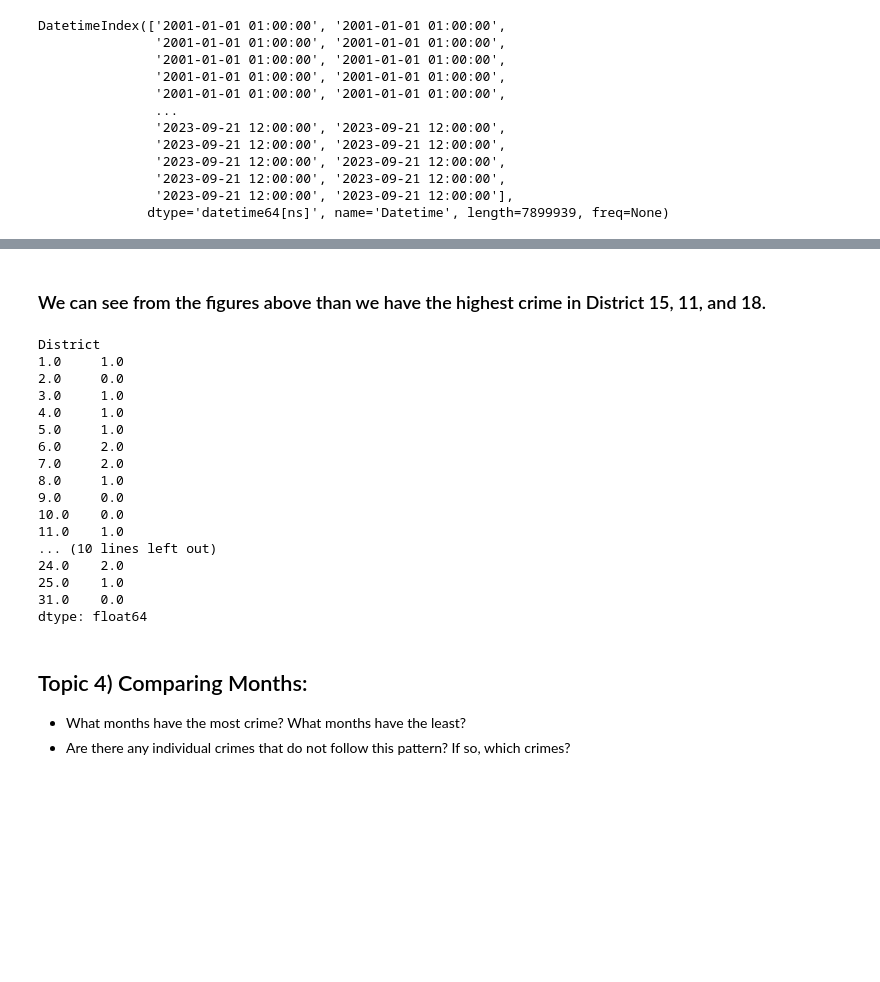
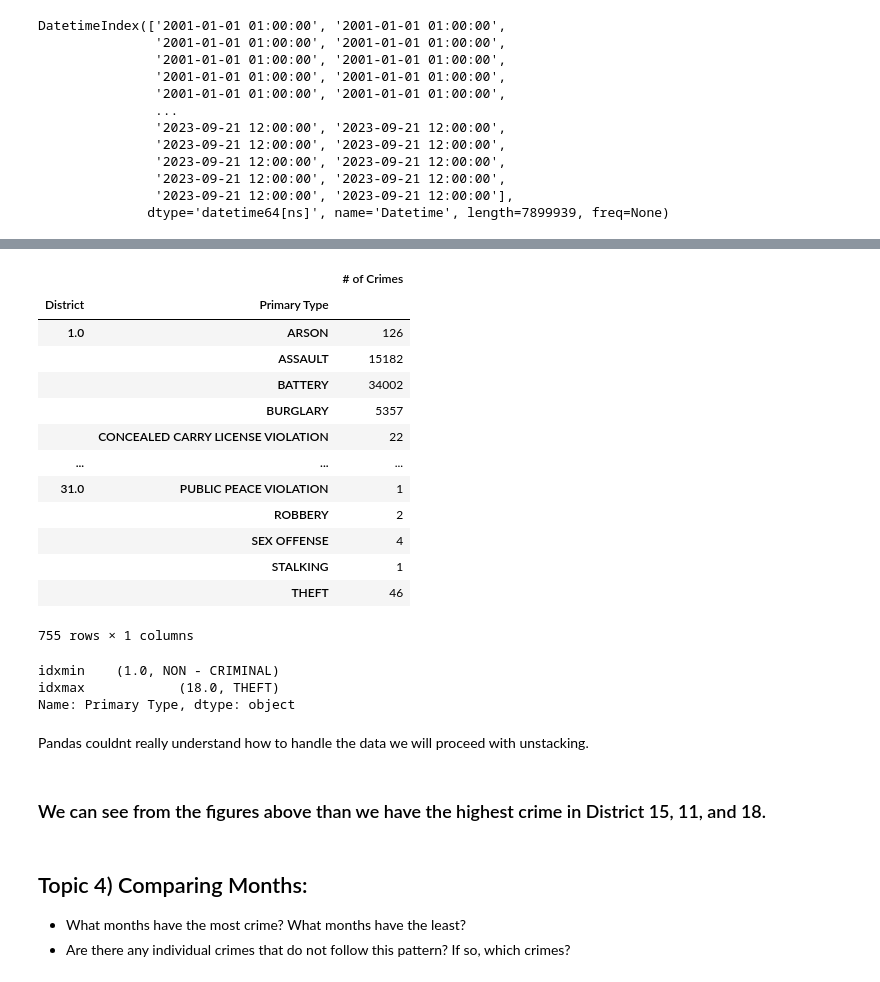
Before and after one commit to valmazan/Project-4---Part-1, a Jupyter notebook: Project 4 - Part 1.ipynb, the cells around one changed output, grey strips where cells are left out. Drawn from its saved outputs; the diff is of its cells as text; code cells hidden in the pictures; blank space fills up the shorter version.

```diff
--- a/Project 4 - Part 1.ipynb
+++ b/Project 4 - Part 1.ipynb
@@ -555,25 +482,32 @@ dtype: float64
+# %%
+district = district.to_frame('# of Crimes')
+district
+# %% [output]
+|  |  | # of Crimes |
+| District | Primary Type |  |
+| 1.0 | ARSON | 126 |
+|  | ASSAULT | 15182 |
+|  | BATTERY | 34002 |
+|  | BURGLARY | 5357 |
+|  | CONCEALED CARRY LICENSE VIOLATION | 22 |
+| ... | ... | ... |
+| 31.0 | PUBLIC PEACE VIOLATION | 1 |
+|  | ROBBERY | 2 |
+|  | SEX OFFENSE | 4 |
+|  | STALKING | 1 |
+|  | THEFT | 46 |
+755 rows × 1 columns
+# %%
+district_filter = district.agg(['idxmin','idxmax'])
+district_filter
+# %% [output]
+idxmin    (1.0, NON - CRIMINAL)
+idxmax            (18.0, THEFT)
+Name: Primary Type, dtype: object
+# %% [markdown]
+Pandas couldnt really understand how to handle the data we will proceed with unstacking.
 # %% [markdown]
 ### We can see from the figures above than we have the highest crime in District 15, 11, and 18.
-# %%
-district_unstacked.min()
-# %% [output]
-District
-1.0     1.0
-2.0     0.0
-3.0     1.0
-4.0     1.0
-5.0     1.0
-6.0     2.0
-7.0     2.0
-8.0     1.0
-9.0     0.0
-10.0    0.0
-11.0    1.0
-... (10 lines left out)
-24.0    2.0
-25.0    1.0
-31.0    0.0
-dtype: float64
 # %% [markdown]
 ## Topic 4) Comparing Months:
 
```
Also changed, not shown: parts of 12 cells of this notebook.
